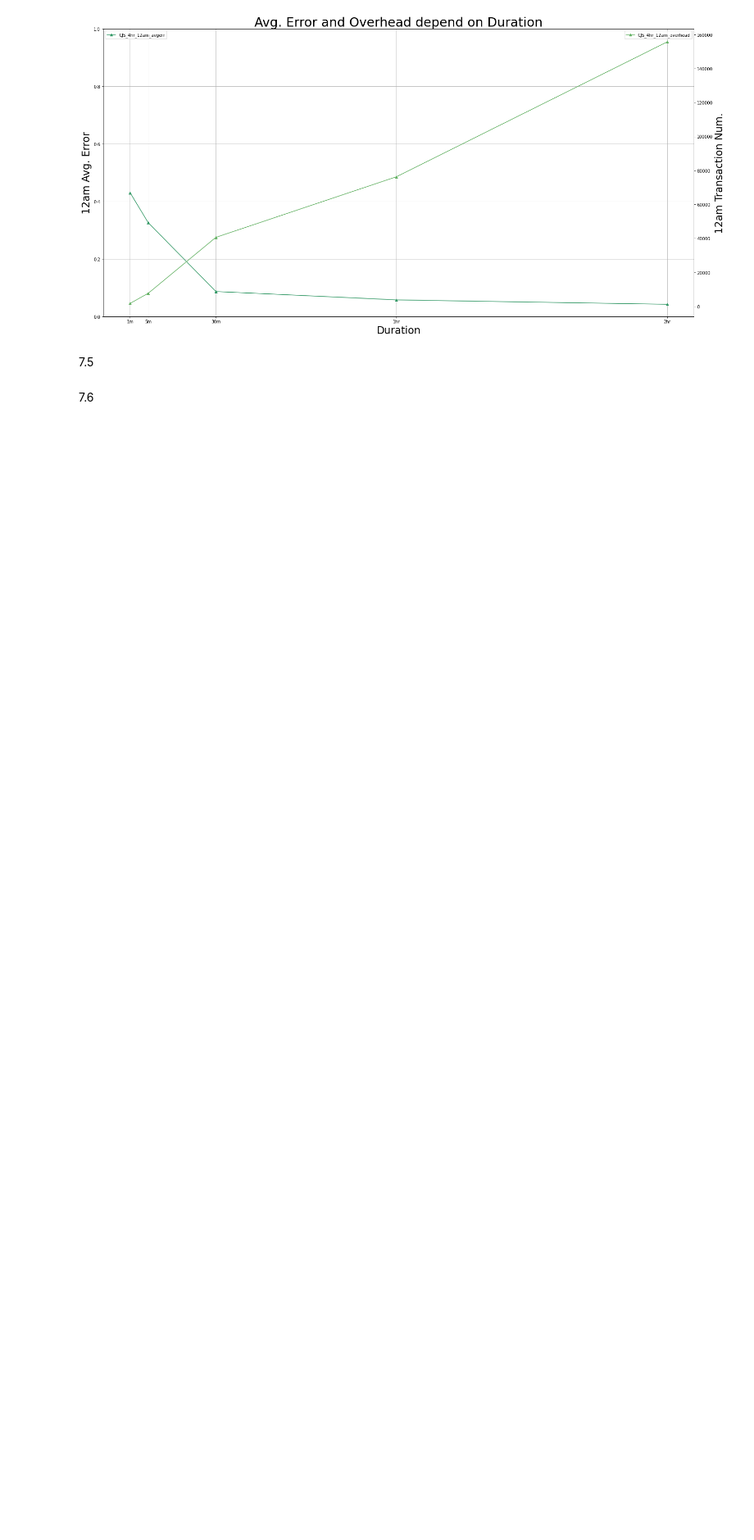
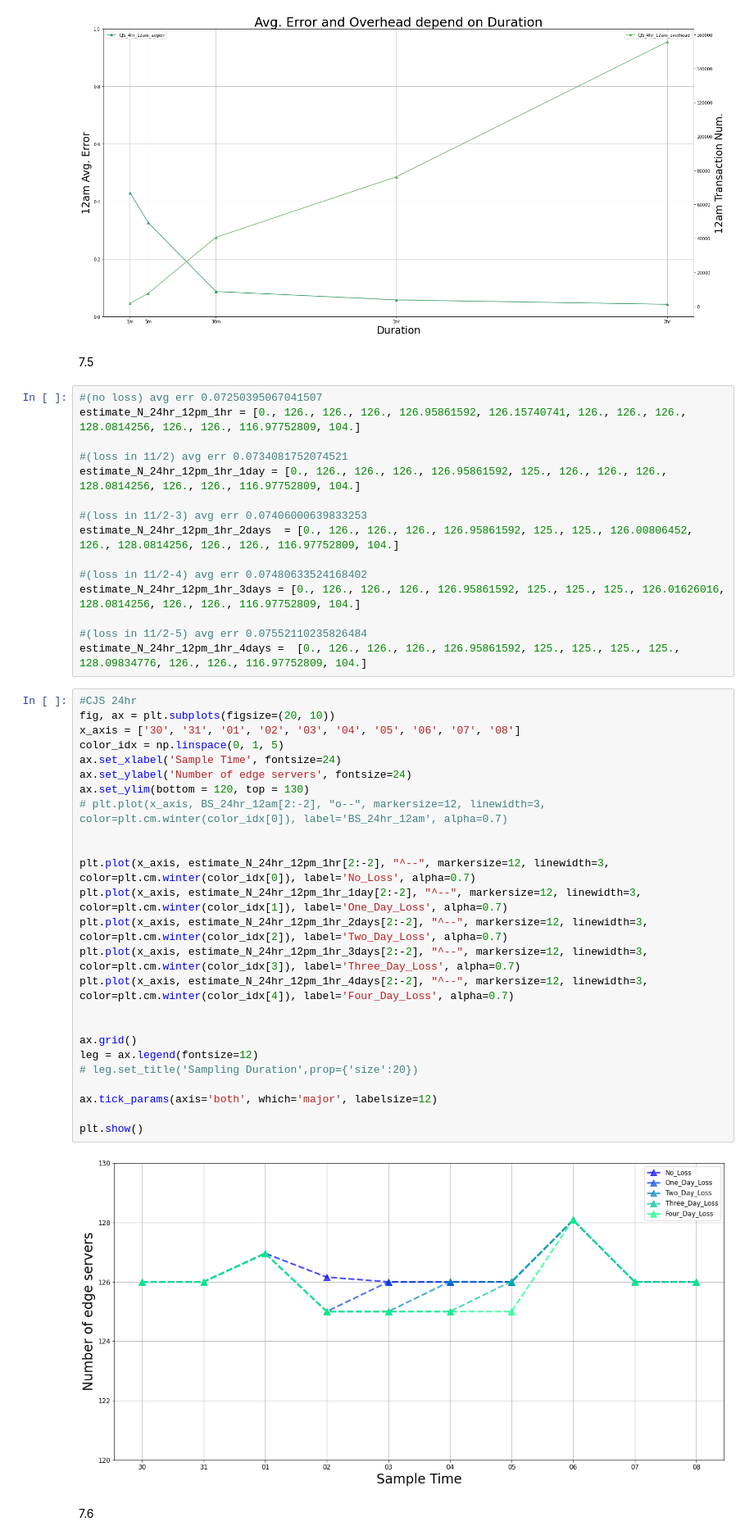
Before and after one commit to tin0819tin/CJS-server-estimation, a Jupyter notebook: CJS-Server-Size-Estimation/CJS_evaluation_plot.ipynb, the cells around one changed output. Shown at 82% size. Drawn from its saved outputs; the diff is of its cells as text; blank space fills up the shorter version.

```diff
--- a/CJS-Server-Size-Estimation/CJS_evaluation_plot.ipynb
+++ b/CJS-Server-Size-Estimation/CJS_evaluation_plot.ipynb
@@ -67,5 +67,47 @@ plt.show()
 [figure]
 # %% [markdown]
 7.5
+# %%
+#(no loss) avg err 0.07250395067041507
+estimate_N_24hr_12pm_1hr = [0., 126., 126., 126., 126.95861592, 126.15740741, 126., 126., 126., 128.0814256, 126., 126., 116.97752809, 104.]
+
+#(loss in 11/2) avg err 0.0734081752074521
+estimate_N_24hr_12pm_1hr_1day = [0., 126., 126., 126., 126.95861592, 125., 126., 126., 126., 128.0814256, 126., 126., 116.97752809, 104.]
+
+#(loss in 11/2-3) avg err 0.07406000639833253
+estimate_N_24hr_12pm_1hr_2days  = [0., 126., 126., 126., 126.95861592, 125., 125., 126.00806452, 126., 128.0814256, 126., 126., 116.97752809, 104.]
+
+#(loss in 11/2-4) avg err 0.07480633524168402
+estimate_N_24hr_12pm_1hr_3days = [0., 126., 126., 126., 126.95861592, 125., 125., 125., 126.01626016, 128.0814256, 126., 126., 116.97752809, 104.]
+
+#(loss in 11/2-5) avg err 0.07552110235826484
+estimate_N_24hr_12pm_1hr_4days =  [0., 126., 126., 126., 126.95861592, 125., 125., 125., 125., 128.09834776, 126., 126., 116.97752809, 104.]
+# %%
+#CJS 24hr
+fig, ax = plt.subplots(figsize=(20, 10))
+x_axis = ['30', '31', '01', '02', '03', '04', '05', '06', '07', '08']
+color_idx = np.linspace(0, 1, 5)
+ax.set_xlabel('Sample Time', fontsize=24)
+ax.set_ylabel('Number of edge servers', fontsize=24)
+ax.set_ylim(bottom = 120, top = 130)
+# plt.plot(x_axis, BS_24hr_12am[2:-2], "o--", markersize=12, linewidth=3, color=plt.cm.winter(color_idx[0]), label='BS_24hr_12am', alpha=0.7)
+
+
+plt.plot(x_axis, estimate_N_24hr_12pm_1hr[2:-2], "^--", markersize=12, linewidth=3, color=plt.cm.winter(color_idx[0]), label='No_Loss', alpha=0.7)
+plt.plot(x_axis, estimate_N_24hr_12pm_1hr_1day[2:-2], "^--", markersize=12, linewidth=3, color=plt.cm.winter(color_idx[1]), label='One_Day_Loss', alpha=0.7)
+plt.plot(x_axis, estimate_N_24hr_12pm_1hr_2days[2:-2], "^--", markersize=12, linewidth=3, color=plt.cm.winter(color_idx[2]), label='Two_Day_Loss', alpha=0.7)
+plt.plot(x_axis, estimate_N_24hr_12pm_1hr_3days[2:-2], "^--", markersize=12, linewidth=3, color=plt.cm.winter(color_idx[3]), label='Three_Day_Loss', alpha=0.7)
+plt.plot(x_axis, estimate_N_24hr_12pm_1hr_4days[2:-2], "^--", markersize=12, linewidth=3, color=plt.cm.winter(color_idx[4]), label='Four_Day_Loss', alpha=0.7)
+
+
+ax.grid()
+leg = ax.legend(fontsize=12)
+# leg.set_title('Sampling Duration',prop={'size':20})
+
+ax.tick_params(axis='both', which='major', labelsize=12)
+
+plt.show()
+# %% [output]
+[figure, added]
 # %% [markdown]
 7.6
```
Also changed, not shown: parts of 2 cells of this notebook.
